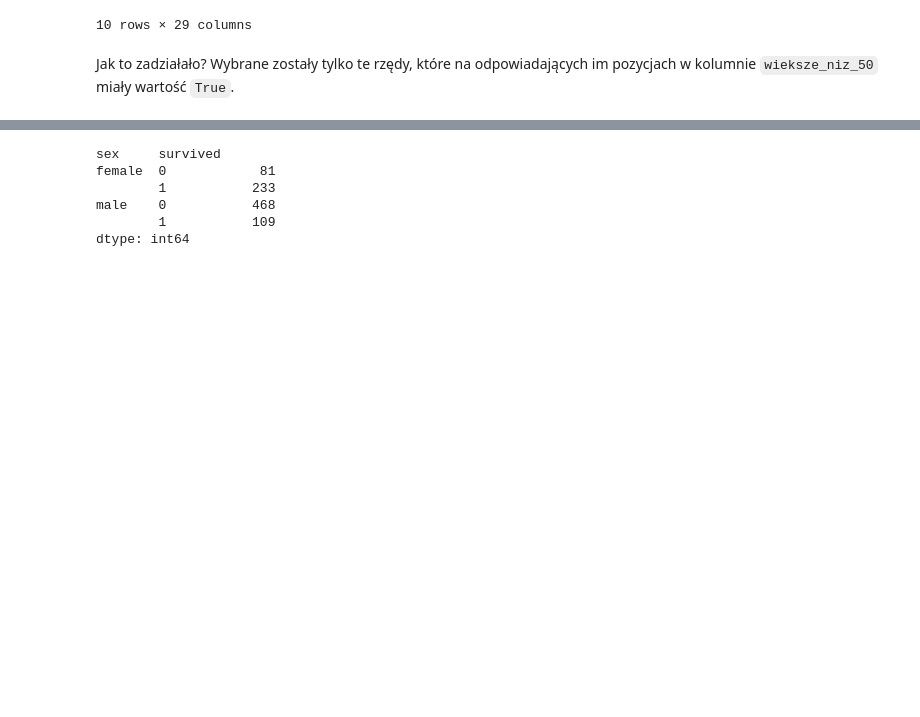
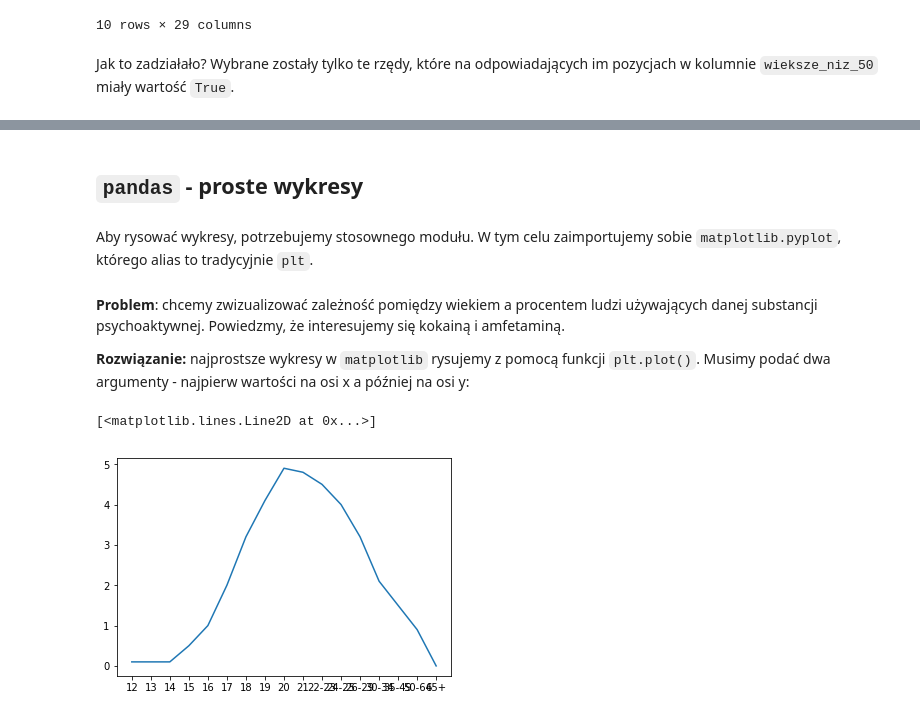
Before and after one commit to k-basinski/tipn, a Jupyter notebook: 06_pandas.ipynb, the cells around one changed output, grey strips where cells are left out. Cells and saved outputs as stored; diff of their text form; code cells hidden in the pictures; blank space fills up the shorter version.

```diff
--- a/06_pandas.ipynb
+++ b/06_pandas.ipynb
@@ -255,9 +206,4 @@ dtype: int64
-# %%
-titanic.groupby(['sex', 'survived']).size()
-# %% [output]
-sex     survived
-female  0            81
-        1           233
-male    0           468
-        1           109
-dtype: int64
+# %% [markdown]
+## `pandas` - proste wykresy
+# %% [markdown]
+Aby rysować wykresy, potrzebujemy stosownego modułu. W tym celu zaimportujemy sobie `matplotlib.pyplot`, którego alias to tradycyjnie `plt`.
@@ -263,0 +212,9 @@ dtype: int64
+# %% [markdown]
+**Problem**: chcemy zwizualizować zależność pomiędzy wiekiem a procentem ludzi używających danej substancji psychoaktywnej. Powiedzmy, że interesujemy się kokainą i amfetaminą.
+
+**Rozwiązanie:** najprostsze wykresy w `matplotlib` rysujemy z pomocą funkcji `plt.plot()`. Musimy podać dwa argumenty - najpierw wartości na osi x a później na osi y:
+# %%
+plt.plot(narko['age'], narko['cocaine-use'])
+# %% [output]
+[<matplotlib.lines.Line2D at 0x...>]
+[figure, added]
```
Also changed, not shown: parts of 8 cells of this notebook, 6 other files.
